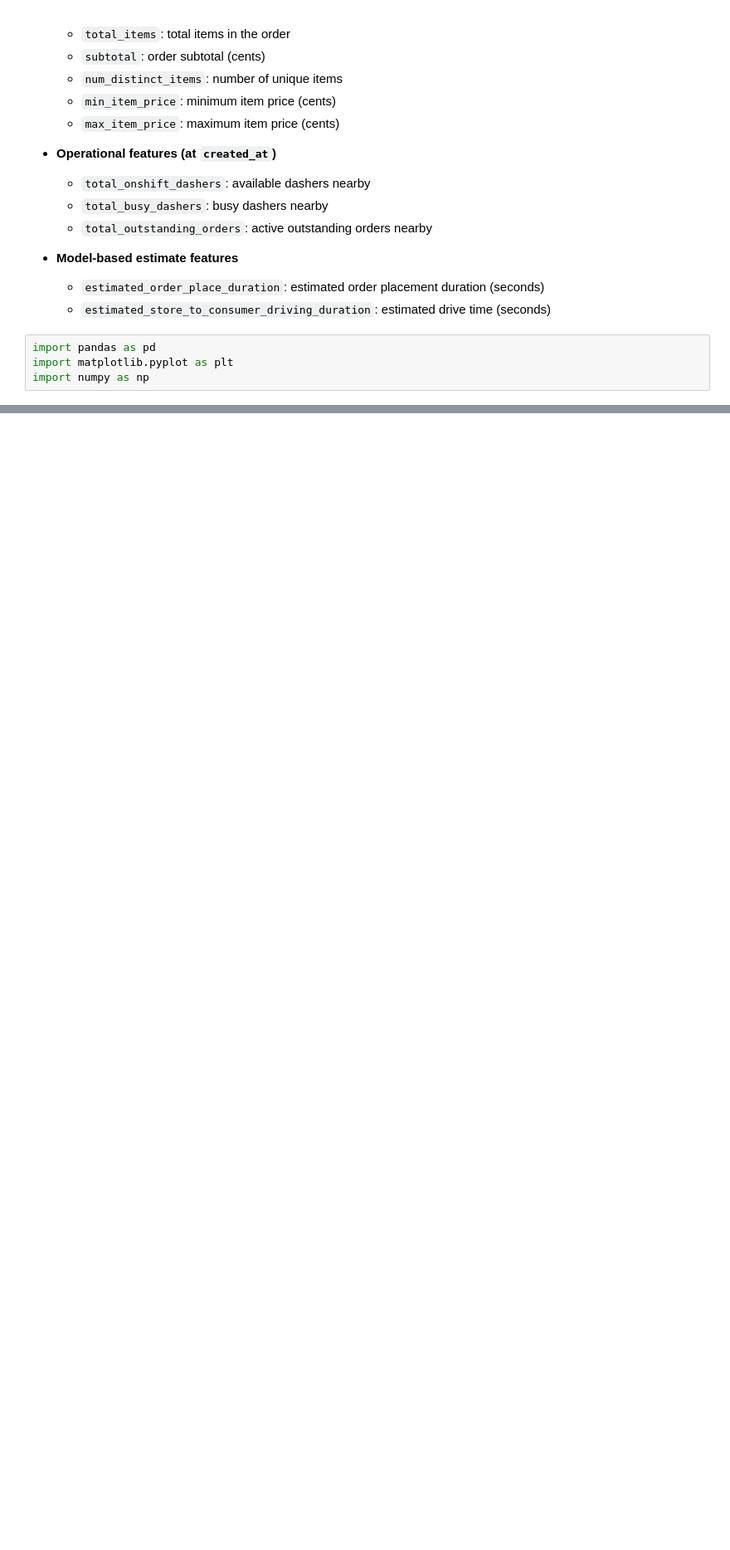
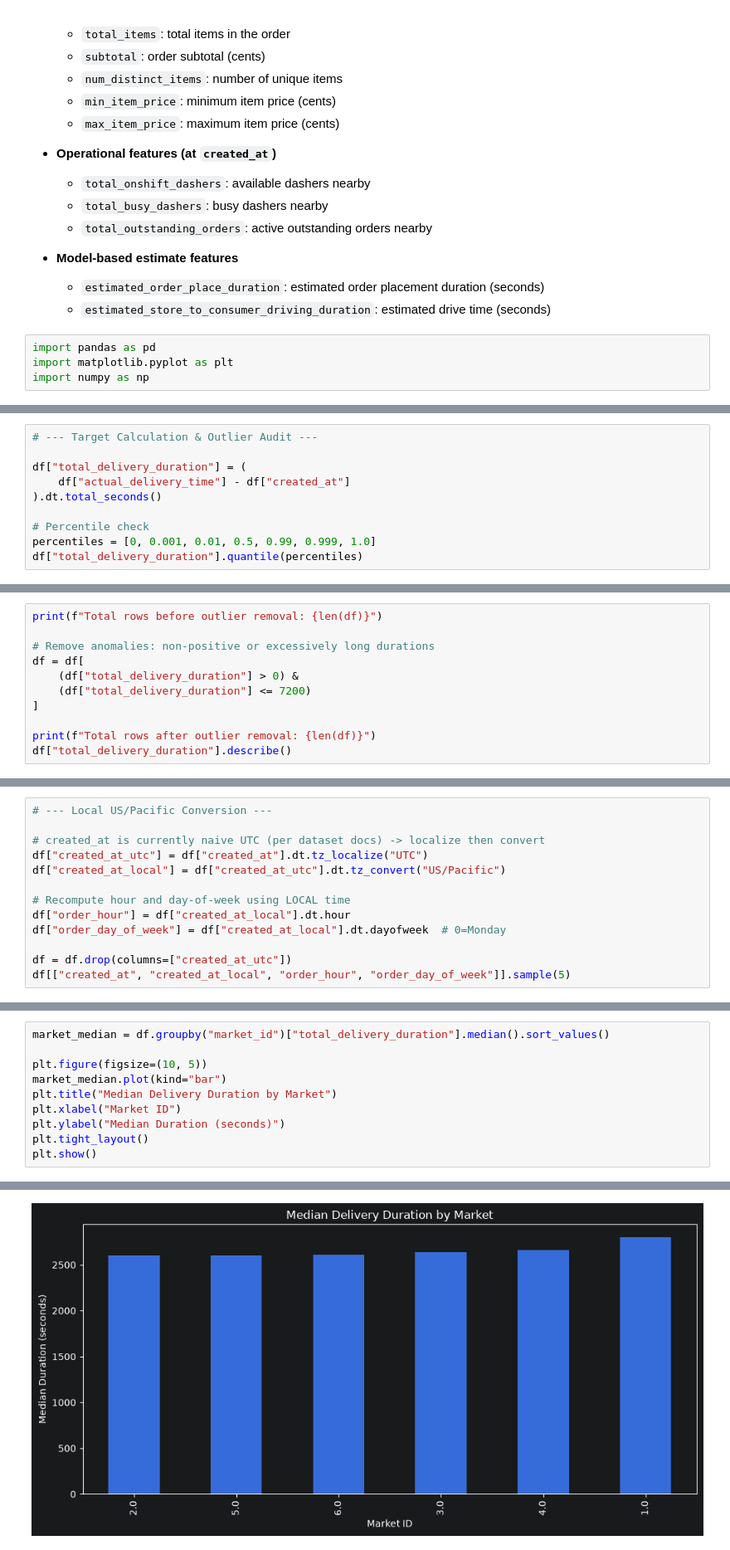
Before and after one commit to iamnitishsah/FoodOps.AI, a Jupyter notebook: DeliveryOps/notebooks/EDA.ipynb, the cells around one changed output, grey strips where cells are left out. Shown at 83% size. Saved outputs shown, nothing was run; the diff lists cells and outputs as text; blank space fills up the shorter version.

Commit message:
complete delivery ops pipeline

```diff
--- a/DeliveryOps/notebooks/EDA.ipynb
+++ b/DeliveryOps/notebooks/EDA.ipynb
@@ -53,0 +690,10 @@ df.shape
+# %%
+# --- Target Calculation & Outlier Audit ---
+
+df["total_delivery_duration"] = (
+    df["actual_delivery_time"] - df["created_at"]
+).dt.total_seconds()
+
+# Percentile check
+percentiles = [0, 0.001, 0.01, 0.5, 0.99, 0.999, 1.0]
+df["total_delivery_duration"].quantile(percentiles)
@@ -53,0 +709,11 @@ df.shape
+# %%
+print(f"Total rows before outlier removal: {len(df)}")
+
+# Remove anomalies: non-positive or excessively long durations
+df = df[
+    (df["total_delivery_duration"] > 0) &
+    (df["total_delivery_duration"] <= 7200)
+]
+
+print(f"Total rows after outlier removal: {len(df)}")
+df["total_delivery_duration"].describe()
@@ -53,0 +732,13 @@ df.shape
+# %%
+# --- Local US/Pacific Conversion ---
+
+# created_at is currently naive UTC (per dataset docs) -> localize then convert
+df["created_at_utc"] = df["created_at"].dt.tz_localize("UTC")
+df["created_at_local"] = df["created_at_utc"].dt.tz_convert("US/Pacific")
+
+# Recompute hour and day-of-week using LOCAL time
+df["order_hour"] = df["created_at_local"].dt.hour
+df["order_day_of_week"] = df["created_at_local"].dt.dayofweek  # 0=Monday
+
+df = df.drop(columns=["created_at_utc"])
+df[["created_at", "created_at_local", "order_hour", "order_day_of_week"]].sample(5)
@@ -53,0 +772,11 @@ df.shape
+# %%
+market_median = df.groupby("market_id")["total_delivery_duration"].median().sort_values()
+
+plt.figure(figsize=(10, 5))
+market_median.plot(kind="bar")
+plt.title("Median Delivery Duration by Market")
+plt.xlabel("Market ID")
+plt.ylabel("Median Duration (seconds)")
+plt.tight_layout()
+plt.show()
+# %% [output]
@@ -53,0 +788 @@ df.shape
+[figure, added]
```
Also changed, not shown: parts of 107 cells of this notebook, 15 other files.
